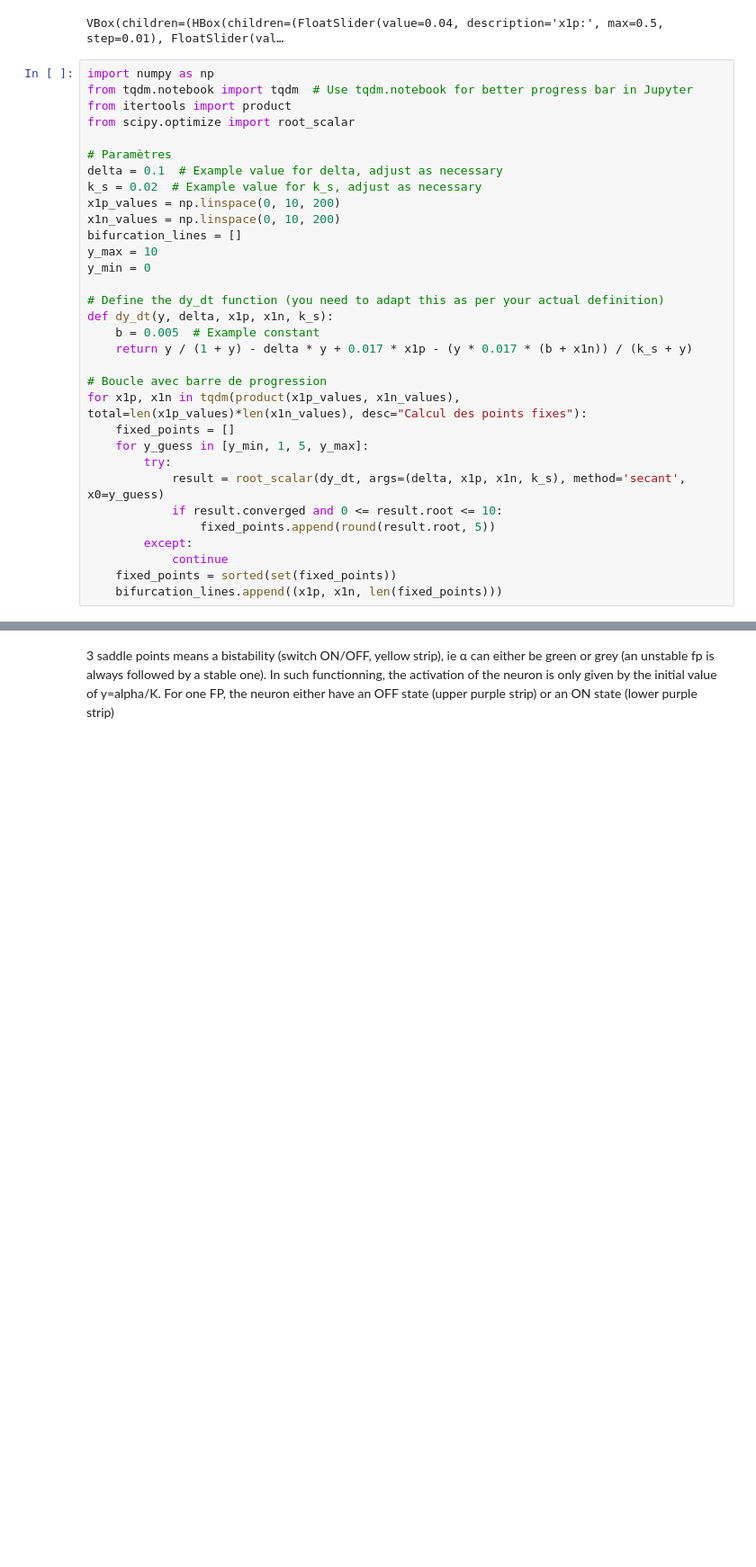
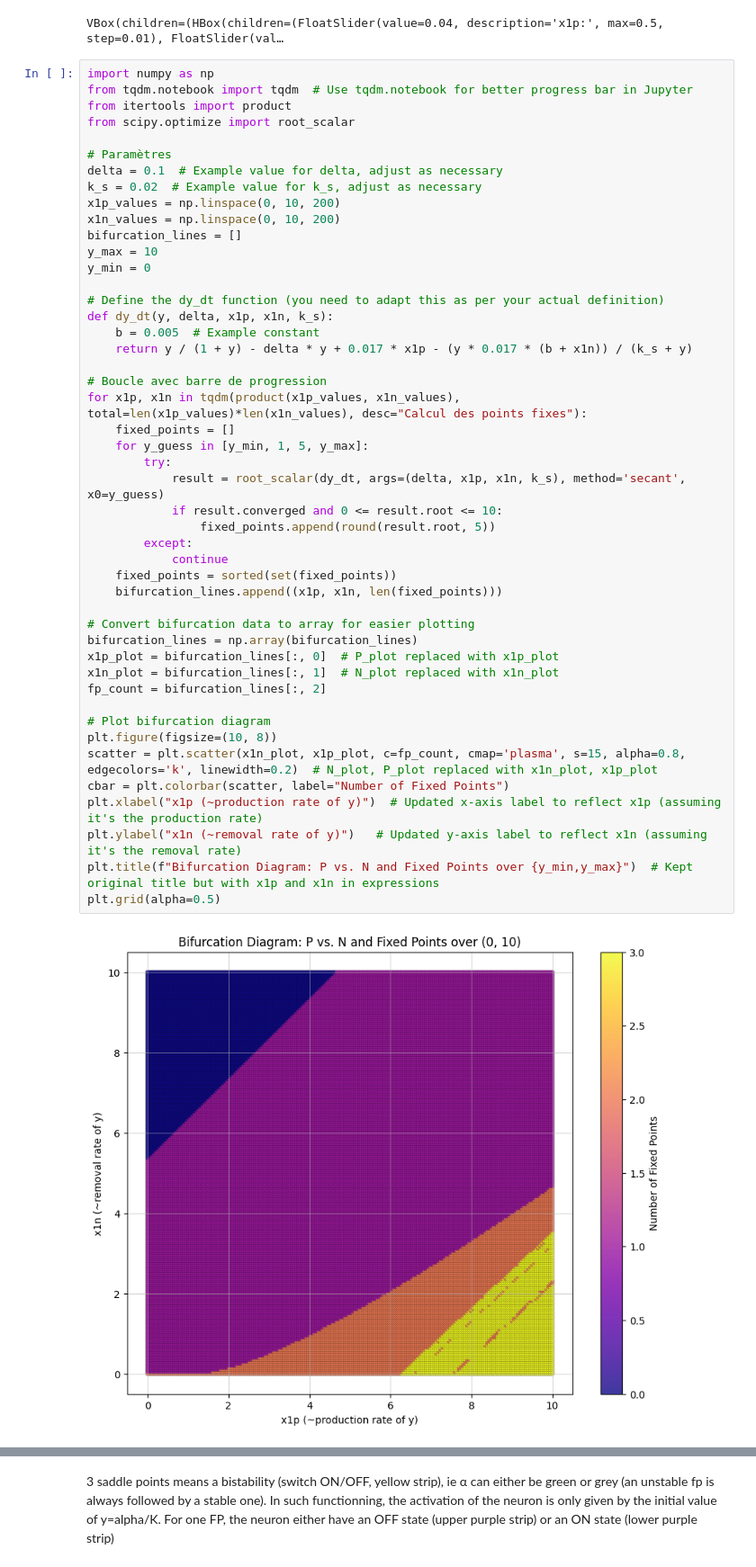
Before and after one commit to Aeronobase/Code-neural-network-with-CRNs, a Jupyter notebook: Asym Neuron-Rondelez _1_Phase_diagram_analysis.ipynb, the cells around one changed output, grey strips where cells are left out. Shown at 90% size. Drawn from its saved outputs; the diff is of its cells as text; blank space fills up the shorter version.

```diff
--- a/Asym Neuron-Rondelez _1_Phase_diagram_analysis.ipynb
+++ b/Asym Neuron-Rondelez _1_Phase_diagram_analysis.ipynb
@@ -107,33 +107,50 @@ import numpy as np
 from tqdm.notebook import tqdm  # Use tqdm.notebook for better progress bar in Jupyter
 from itertools import product
 from scipy.optimize import root_scalar
 
 # Paramètres
 delta = 0.1  # Example value for delta, adjust as necessary
 k_s = 0.02  # Example value for k_s, adjust as necessary
 x1p_values = np.linspace(0, 10, 200)
 x1n_values = np.linspace(0, 10, 200)
 bifurcation_lines = []
 y_max = 10
 y_min = 0
 
 # Define the dy_dt function (you need to adapt this as per your actual definition)
 def dy_dt(y, delta, x1p, x1n, k_s):
     b = 0.005  # Example constant
     return y / (1 + y) - delta * y + 0.017 * x1p - (y * 0.017 * (b + x1n)) / (k_s + y)
 
 # Boucle avec barre de progression
 for x1p, x1n in tqdm(product(x1p_values, x1n_values), total=len(x1p_values)*len(x1n_values), desc="Calcul des points fixes"):
     fixed_points = []
     for y_guess in [y_min, 1, 5, y_max]:
         try:
             result = root_scalar(dy_dt, args=(delta, x1p, x1n, k_s), method='secant', x0=y_guess)
             if result.converged and 0 <= result.root <= 10:
                 fixed_points.append(round(result.root, 5))
         except:
             continue
     fixed_points = sorted(set(fixed_points))
     bifurcation_lines.append((x1p, x1n, len(fixed_points)))
+
+# Convert bifurcation data to array for easier plotting
+bifurcation_lines = np.array(bifurcation_lines)
+x1p_plot = bifurcation_lines[:, 0]  # P_plot replaced with x1p_plot
+x1n_plot = bifurcation_lines[:, 1]  # N_plot replaced with x1n_plot
+fp_count = bifurcation_lines[:, 2]
+
+# Plot bifurcation diagram
+plt.figure(figsize=(10, 8))
+scatter = plt.scatter(x1n_plot, x1p_plot, c=fp_count, cmap='plasma', s=15, alpha=0.8, edgecolors='k', linewidth=0.2)  # N_plot, P_plot replaced with x1n_plot, x1p_plot
+cbar = plt.colorbar(scatter, label="Number of Fixed Points")
+plt.xlabel("x1p (~production rate of y)")  # Updated x-axis label to reflect x1p (assuming it's the production rate)
+plt.ylabel("x1n (~removal rate of y)")   # Updated y-axis label to reflect x1n (assuming it's the removal rate)
+plt.title(f"Bifurcation Diagram: P vs. N and Fixed Points over {y_min,y_max}")  # Kept original title but with x1p and x1n in expressions
+plt.grid(alpha=0.5)
+# %% [output]
+[figure, added]
 # %%
 # Convert bifurcation data to array for easier plotting
 bifurcation_lines = np.array(bifurcation_lines)
```
Also changed, not shown: 2 other files.
